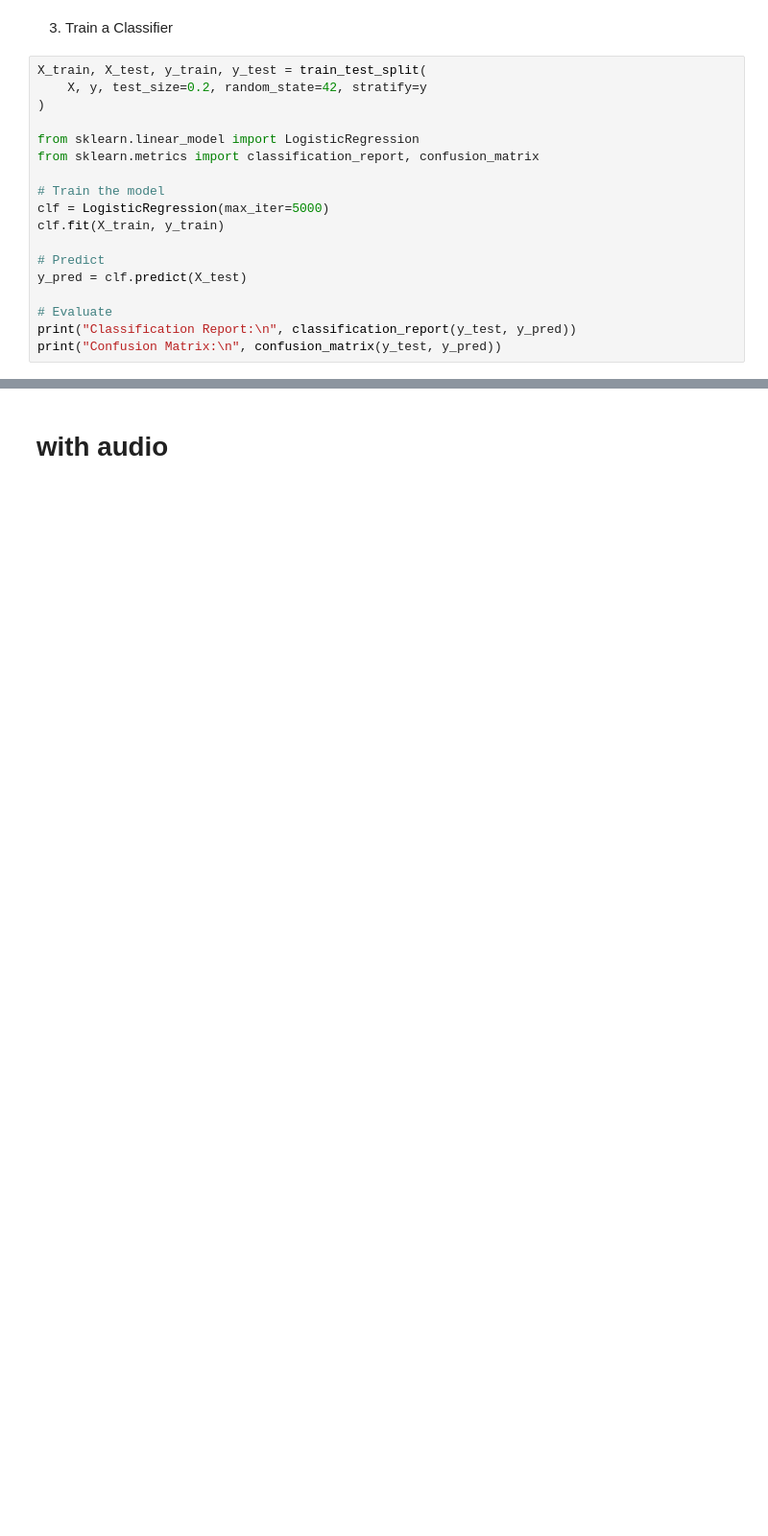
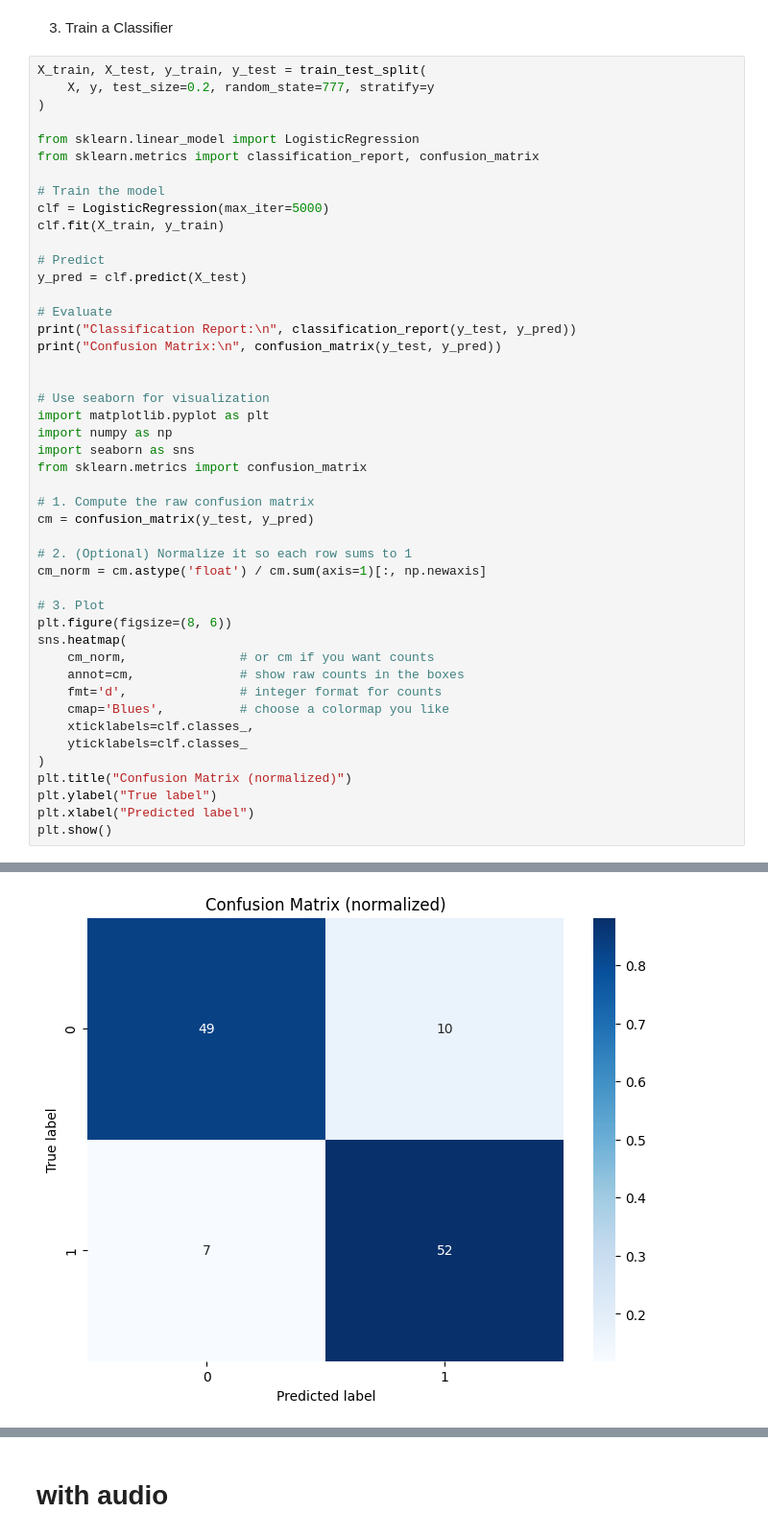
Before and after one commit to jmp-22/CMPT419Project, a Jupyter notebook: supervise_AI_tranning.ipynb, the cells around one changed output, grey strips where cells are left out. Shown at 96% size. Drawn from its saved outputs; the diff is of its cells as text; blank space fills up the shorter version.

```diff
--- a/supervise_AI_tranning.ipynb
+++ b/supervise_AI_tranning.ipynb
@@ -68,7 +73,7 @@ y = balanced_df['binary_label']
 3. Train a Classifier
 # %%
 X_train, X_test, y_train, y_test = train_test_split(
-    X, y, test_size=0.2, random_state=42, stratify=y
+    X, y, test_size=0.2, random_state=777, stratify=y
 )
 
 from sklearn.linear_model import LogisticRegression
@@ -84,3 +89,32 @@ y_pred = clf.predict(X_test)
 # Evaluate
 print("Classification Report:\n", classification_report(y_test, y_pred))
 print("Confusion Matrix:\n", confusion_matrix(y_test, y_pred))
+
+
+# Use seaborn for visualization
+import matplotlib.pyplot as plt
+import numpy as np
+import seaborn as sns
+from sklearn.metrics import confusion_matrix
+
+# 1. Compute the raw confusion matrix
+cm = confusion_matrix(y_test, y_pred)
+
+# 2. (Optional) Normalize it so each row sums to 1
+cm_norm = cm.astype('float') / cm.sum(axis=1)[:, np.newaxis]
+
+# 3. Plot
+plt.figure(figsize=(8, 6))
+sns.heatmap(
+    cm_norm,               # or cm if you want counts
+    annot=cm,              # show raw counts in the boxes
+    fmt='d',               # integer format for counts
+    cmap='Blues',          # choose a colormap you like
+    xticklabels=clf.classes_,
+    yticklabels=clf.classes_
+)
+plt.title("Confusion Matrix (normalized)")
+plt.ylabel("True label")
+plt.xlabel("Predicted label")
+plt.show()
+# %% [output]
@@ -86,0 +134 @@ print("Confusion Matrix:\n", confusion_matrix(y_test, y_pred))
+[figure, added]
```
Also changed, not shown: parts of 3 cells of this notebook, 1 other file.
